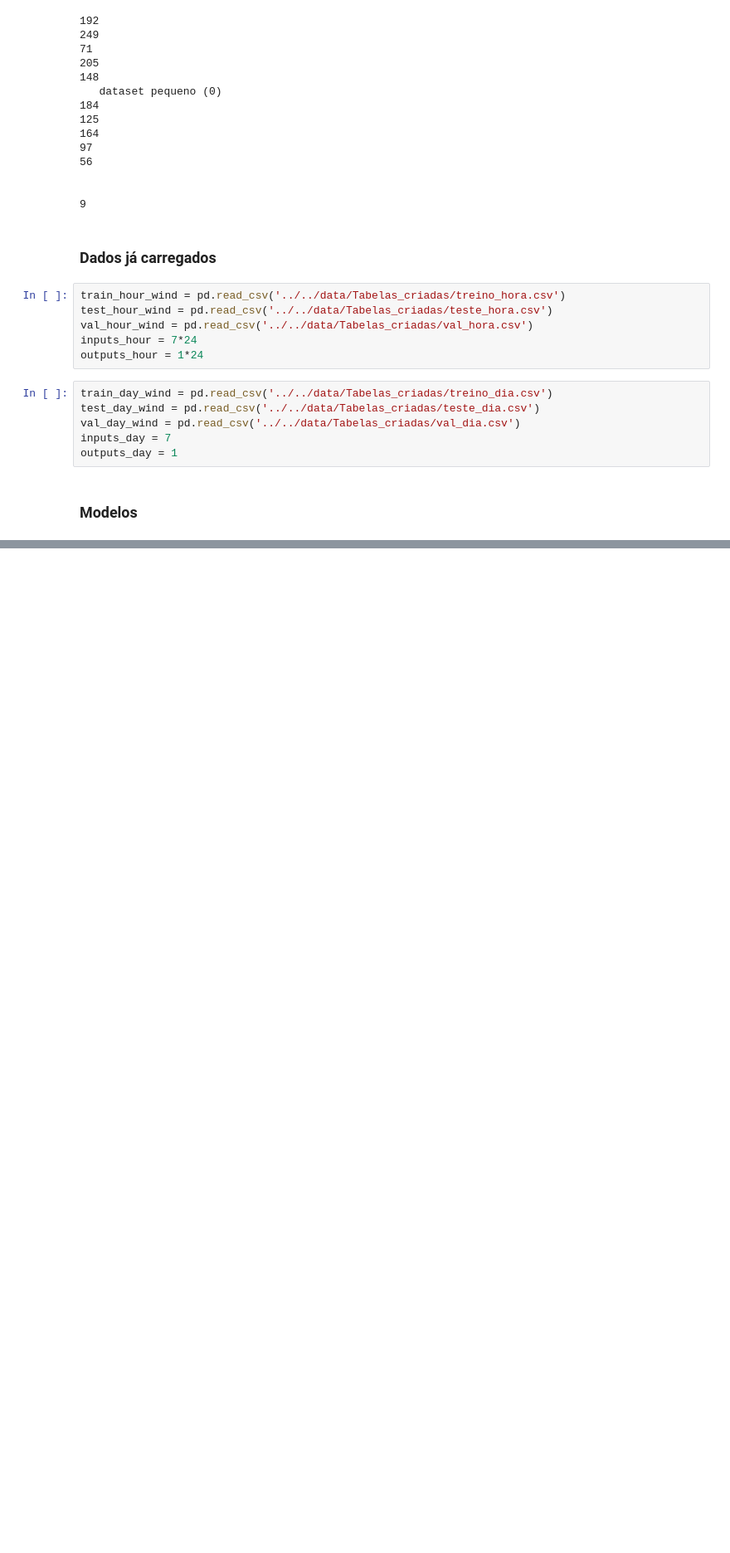
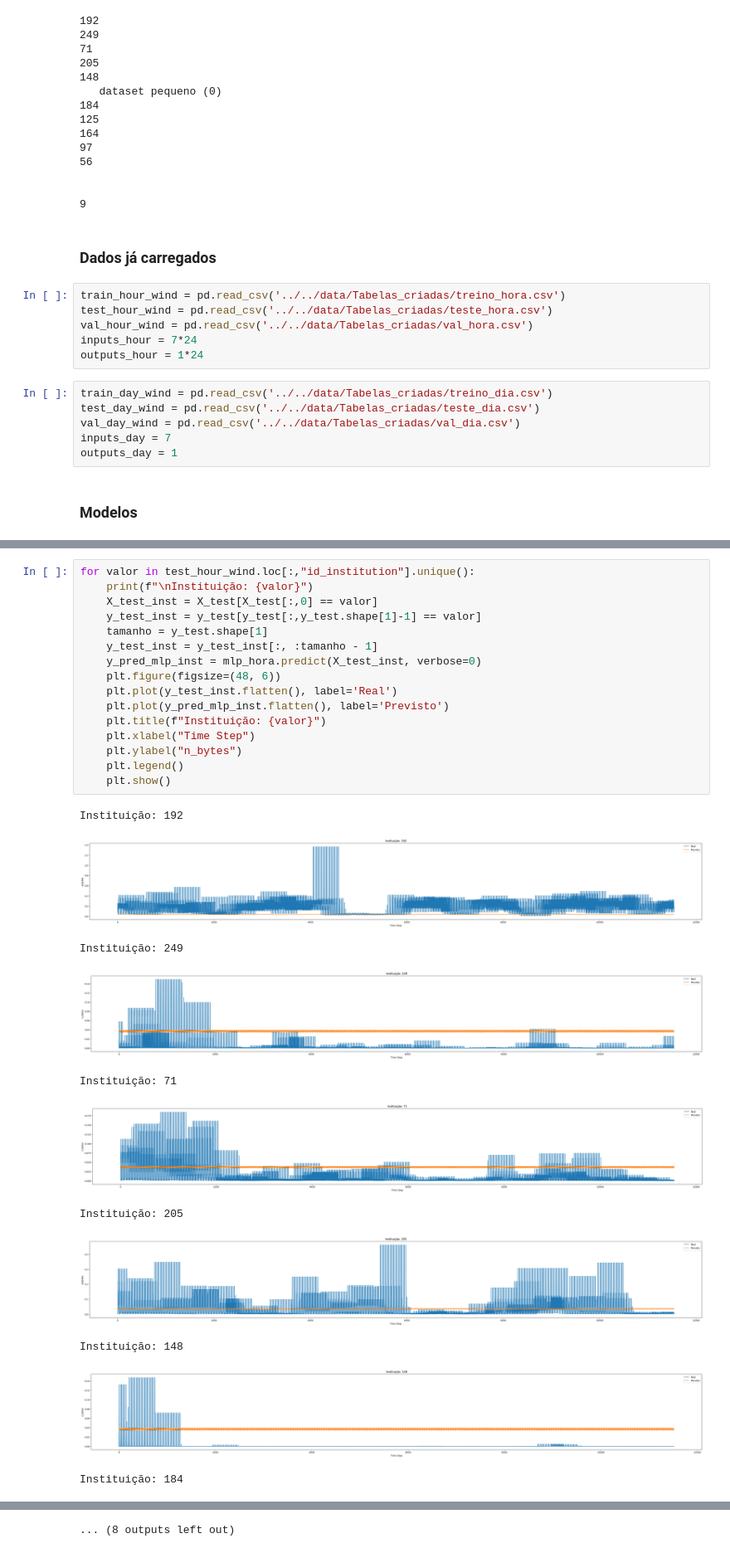
Before and after one commit to LarcesUece/GRANULARITY-PREDICTION, a Jupyter notebook: src/notebooks/analise_granularidade.ipynb, the cells around one changed output, grey strips where cells are left out. Shown at 83% size. Saved outputs shown, nothing was run; the diff lists cells and outputs as text; blank space fills up the shorter version.

```diff
--- a/src/notebooks/analise_granularidade.ipynb
+++ b/src/notebooks/analise_granularidade.ipynb
@@ -594,0 +697,28 @@ df_models.to_csv("../../MODELOS/modelos_treinados.csv", index = False, mode='a',
+# %%
+for valor in test_hour_wind.loc[:,"id_institution"].unique():
+    print(f"\nInstituição: {valor}")
+    X_test_inst = X_test[X_test[:,0] == valor]
+    y_test_inst = y_test[y_test[:,y_test.shape[1]-1] == valor]
+    tamanho = y_test.shape[1]
+    y_test_inst = y_test_inst[:, :tamanho - 1]
+    y_pred_mlp_inst = mlp_hora.predict(X_test_inst, verbose=0)
+    plt.figure(figsize=(48, 6))
+    plt.plot(y_test_inst.flatten(), label='Real')
+    plt.plot(y_pred_mlp_inst.flatten(), label='Previsto')
+    plt.title(f"Instituição: {valor}")
+    plt.xlabel("Time Step")
+    plt.ylabel("n_bytes")
+    plt.legend()
+    plt.show()
+# %% [output]
+Instituição: 192
+[figure, added]
+Instituição: 249
+[figure, added]
+Instituição: 71
+[figure, added]
+Instituição: 205
+[figure, added]
+Instituição: 148
+[figure, added]
+Instituição: 184
@@ -594,0 +726 @@ df_models.to_csv("../../MODELOS/modelos_treinados.csv", index = False, mode='a',
+... (8 outputs left out)
```
Also changed, not shown: parts of 19 cells of this notebook, 8 other files.
